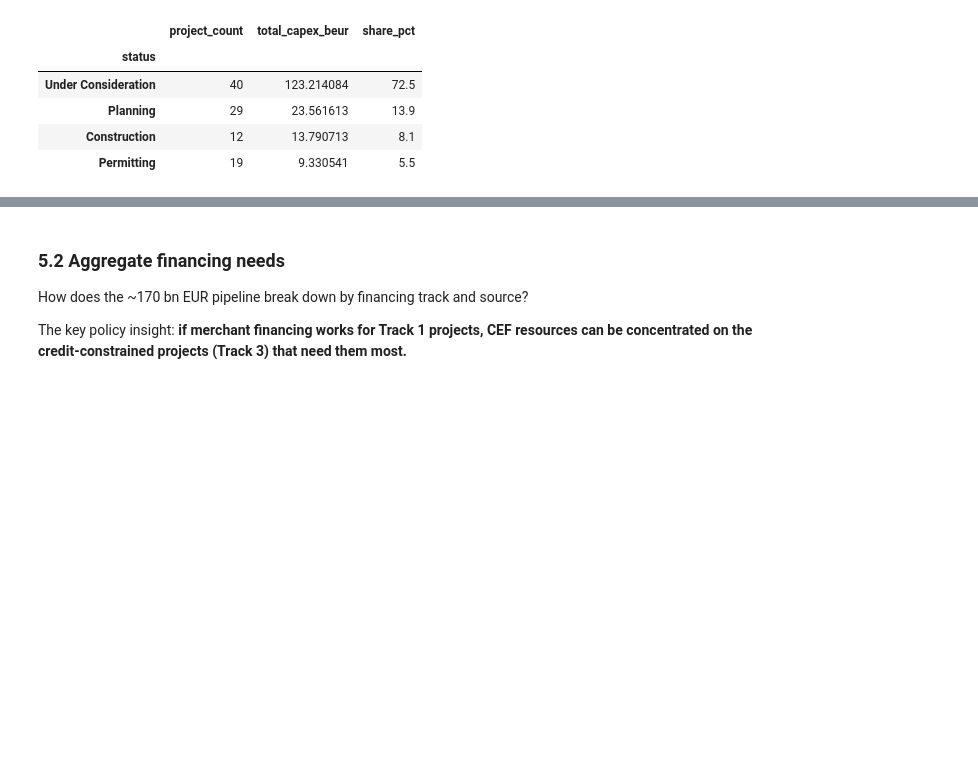
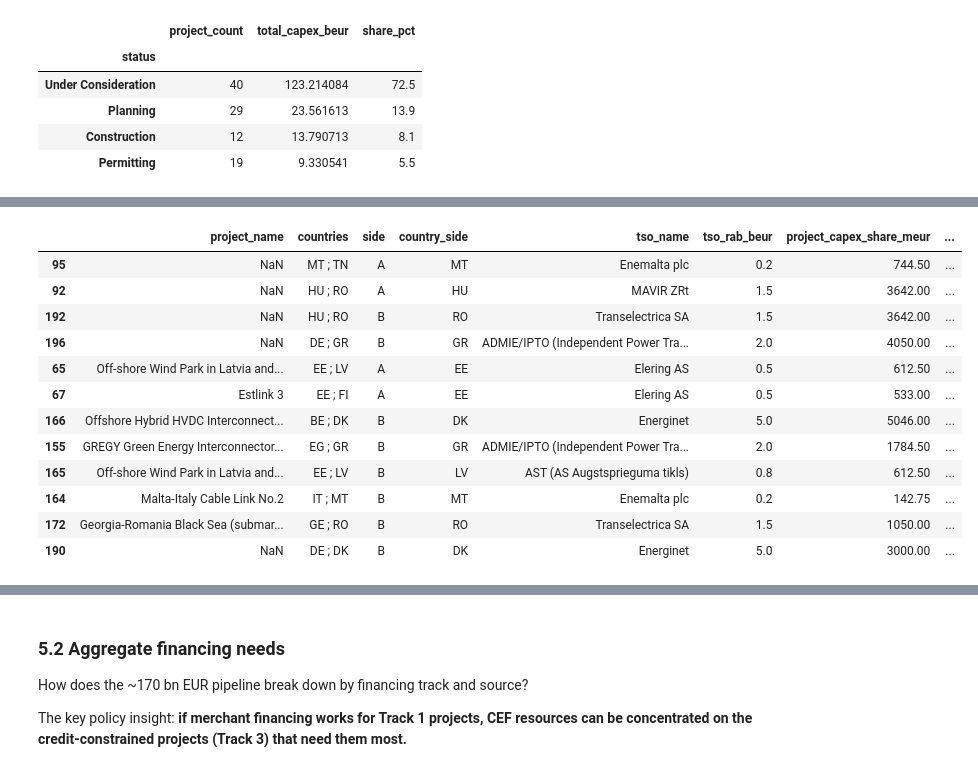
Before and after one commit to lucas-vivier/GridFinancing, a Jupyter notebook: notebooks/financing_triage.ipynb, the cells around one changed output, grey strips where cells are left out. Cells and saved outputs as stored; diff of their text form; code cells hidden in the pictures; blank space fills up the shorter version.

```diff
--- a/notebooks/financing_triage.ipynb
+++ b/notebooks/financing_triage.ipynb
@@ -279,0 +398,82 @@ Projects with computable commercial ratio: 76 / 100
+# %%
+credit_sides = pd.concat([
+    metrics[[
+        "project_id", "project_name", "countries", "status",
+        "country_a", "country_a_participant",
+        "project_capex_share_a_meur", "tso_a_rab_beur", "credit_constraint_score_a",
+        "tso_a_name_reference",
+    ]].rename(columns={
+        "country_a": "border_country",
+        "country_a_participant": "participant_country",
+        "project_capex_share_a_meur": "project_capex_share_meur",
+        "tso_a_rab_beur": "tso_rab_beur",
+        "credit_constraint_score_a": "credit_constraint_score_side",
+        "tso_a_name_reference": "tso_name",
+    }).assign(side="A"),
+    metrics[[
+        "project_id", "project_name", "countries", "status",
+        "country_b", "country_b_participant",
+        "project_capex_share_b_meur", "tso_b_rab_beur", "credit_constraint_score_b",
+        "tso_b_name_reference",
+    ]].rename(columns={
+        "country_b": "border_country",
+        "country_b_participant": "participant_country",
+        "project_capex_share_b_meur": "project_capex_share_meur",
+        "tso_b_rab_beur": "tso_rab_beur",
+        "credit_constraint_score_b": "credit_constraint_score_side",
+        "tso_b_name_reference": "tso_name",
+    }).assign(side="B"),
+], ignore_index=True)
+
+credit_sides["country_side"] = credit_sides["participant_country"].fillna(credit_sides["border_country"])
+credit_sides = credit_sides[
+    credit_sides["project_capex_share_meur"].notna() & credit_sides["tso_rab_beur"].notna()
+].copy()
+credit_sides["threshold_exceeded"] = credit_sides["credit_constraint_score_side"] > 0.15
+
+credit_side_mapping = credit_sides[[
+    "project_name", "countries", "side", "country_side", "tso_name",
+    "tso_rab_beur", "project_capex_share_meur", "credit_constraint_score_side",
+]].rename(columns={"credit_constraint_score_side": "credit_constraint_score"}).head(12)
+credit_side_mapping
+
+fig_credit = px.scatter(
+    credit_sides,
+    x="tso_rab_beur",
+    y="project_capex_share_meur",
+    color="threshold_exceeded",
+    hover_name="project_name",
+    hover_data={
+        "countries": True,
+        "side": True,
+        "country_side": True,
+        "tso_name": True,
+        "tso_rab_beur": ":.1f",
+        "project_capex_share_meur": ":.1f",
+        "credit_constraint_score_side": ":.3f",
+    },
+    title="Project CAPEX share vs TSO RAB by project side",
+    labels={
+        "tso_rab_beur": "TSO RAB (bn EUR)",
+        "project_capex_share_meur": "Project CAPEX share (MEUR)",
+        "threshold_exceeded": "Score > 0.15",
+    },
+    color_discrete_map={False: "#4c78a8", True: "#d62728"},
+)
+xmax = credit_sides["tso_rab_beur"].max()
+fig_credit.add_scatter(
+    x=[0, xmax],
+    y=[0, 150 * xmax],
+    mode="lines",
+    name="15% threshold",
+    line={"dash": "dash", "color": "gray"},
+)
+fig_credit.update_layout(height=520)
+fig_credit.show()
+
+most_constrained_sides = credit_sides.nlargest(12, "credit_constraint_score_side")[[
+    "project_name", "countries", "side", "country_side", "tso_name",
+    "tso_rab_beur", "project_capex_share_meur", "credit_constraint_score_side",
+]].rename(columns={"credit_constraint_score_side": "credit_constraint_score"})
+most_constrained_sides
+# %% [output]
@@ -280,3 +481,16 @@ Projects with computable commercial ratio: 76 / 100
+|  | project_name | countries | side | country_side | tso_name | tso_rab_beur | project_capex_share_meur | ... |
+| 95 | NaN | MT ; TN | A | MT | Enemalta plc | 0.2 | 744.50 | ... |
+| 92 | NaN | HU ; RO | A | HU | MAVIR ZRt | 1.5 | 3642.00 | ... |
+| 192 | NaN | HU ; RO | B | RO | Transelectrica SA | 1.5 | 3642.00 | ... |
+| 196 | NaN | DE ; GR | B | GR | ADMIE/IPTO (Independent Power Tra... | 2.0 | 4050.00 | ... |
+| 65 | Off-shore Wind Park in Latvia and... | EE ; LV | A | EE | Elering AS | 0.5 | 612.50 | ... |
+| 67 | Estlink 3 | EE ; FI | A | EE | Elering AS | 0.5 | 533.00 | ... |
+| 166 | Offshore Hybrid HVDC Interconnect... | BE ; DK | B | DK | Energinet | 5.0 | 5046.00 | ... |
+| 155 | GREGY Green Energy Interconnector... | EG ; GR | B | GR | ADMIE/IPTO (Independent Power Tra... | 2.0 | 1784.50 | ... |
+| 165 | Off-shore Wind Park in Latvia and... | EE ; LV | B | LV | AST (AS Augstsprieguma tikls) | 0.8 | 612.50 | ... |
+| 164 | Malta-Italy Cable Link No.2 | IT ; MT | B | MT | Enemalta plc | 0.2 | 142.75 | ... |
+| 172 | Georgia-Romania Black Sea (submar... | GE ; RO | B | RO | Transelectrica SA | 1.5 | 1050.00 | ... |
+| 190 | NaN | DE ; DK | B | DK | Energinet | 5.0 | 3000.00 | ... |
 # %% [markdown]
 ## Step 4: Classify projects into financing tracks
 
```
Also changed, not shown: parts of 20 cells of this notebook, 6 other files.
